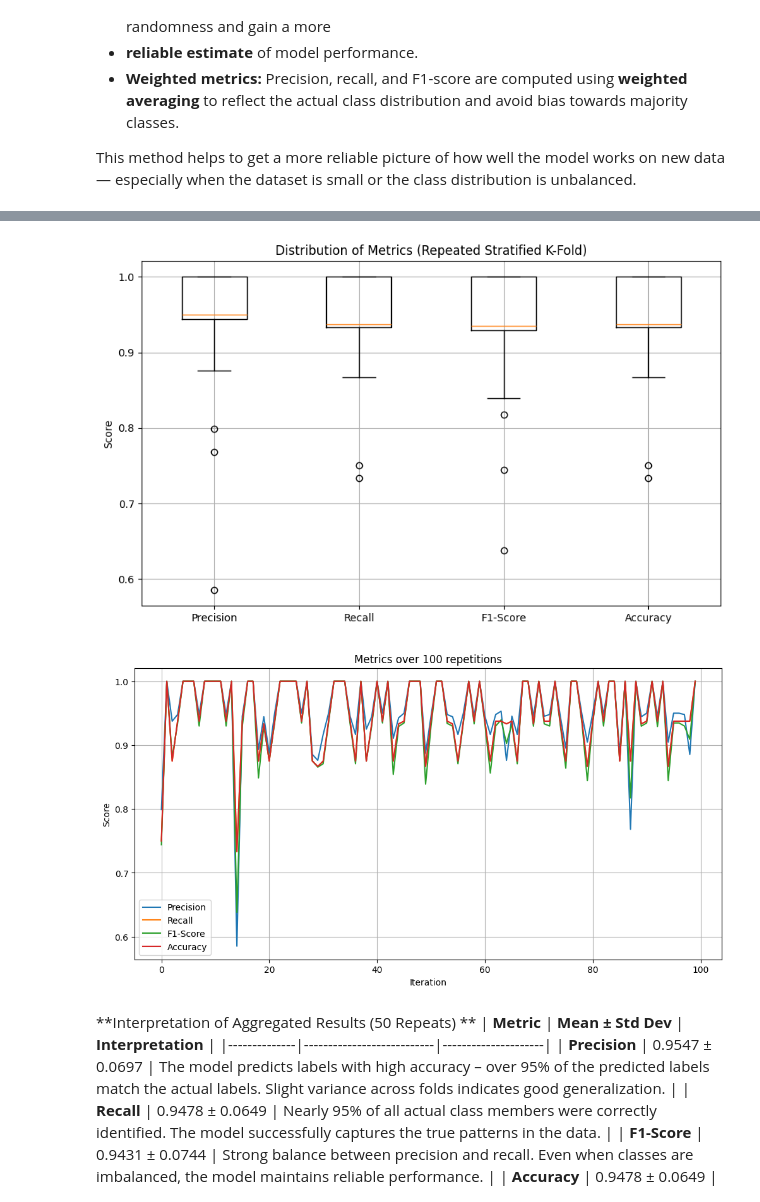
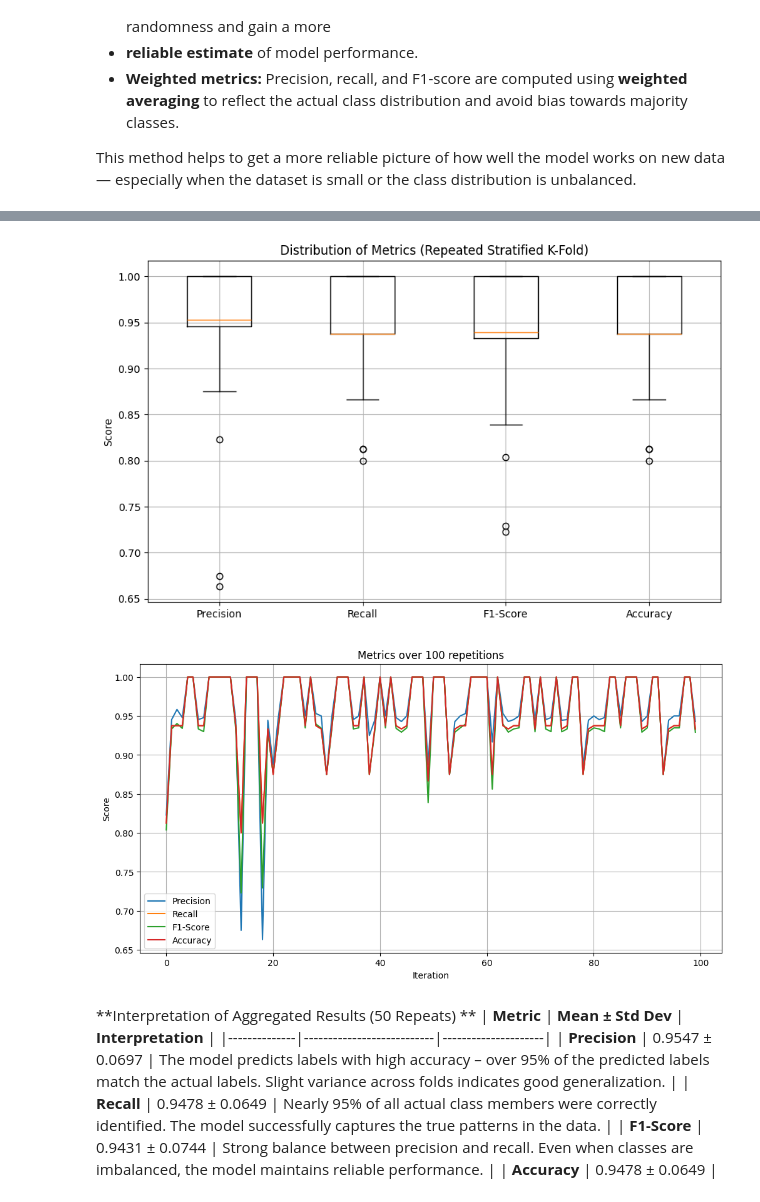
Before and after one commit to KonstantinData/Mastery-Project-Masterschool, a Jupyter notebook: mastery-project-masterschool/notebooks/mastery-project-2025.ipynb, the cells around one changed output, grey strips where cells are left out. Drawn from its saved outputs; the diff is of its cells as text; code cells hidden in the pictures.

Commit message:
chore: updated mastery notebook adding class_weight=balanced to the model. For a better overview i will add different rtrials

```diff
--- a/mastery-project-masterschool/notebooks/mastery-project-2025.ipynb
+++ b/mastery-project-masterschool/notebooks/mastery-project-2025.ipynb
@@ -811,7 +813,7 @@ for i, (train_index, test_index) in enumerate(all_splits):
     X_train, X_test = X.iloc[train_index], X.iloc[test_index]
     y_train, y_test = y.iloc[train_index], y.iloc[test_index]
 
-    clf = RandomForestClassifier(n_estimators=100, random_state=42)
+    clf = RandomForestClassifier(n_estimators=100, random_state=42, class_weight="balanced") # class_weight="balanced" insert becauce Fold 14 was to week.
     clf.fit(X_train, y_train)
     y_pred = clf.predict(X_test)
 
@@ -899,17 +925,17 @@ Accuracy             : 0.9485 ± 0.0555
 # %%
 import matplotlib.pyplot as plt
 
 plt.figure(figsize=(10, 6))
 plt.boxplot(
     [precision_scores, recall_scores, f1_scores, accuracy_scores],
-    labels=["Precision", "Recall", "F1-Score", "Accuracy"]
+    tick_labels=["Precision", "Recall", "F1-Score", "Accuracy"]
 )
 plt.title("Distribution of Metrics (Repeated Stratified K-Fold)")
 plt.ylabel("Score")
 plt.grid(True)
 plt.show()
 # %% [output]
-[figure, old version]
+[figure, new version]
 # %%
 plt.figure(figsize=(12, 6))
 plt.plot(precision_scores, label="Precision")
@@ -923,7 +949,7 @@ plt.legend()
 plt.grid(True)
 plt.show()
 # %% [output]
-[figure, old version]
+[figure, new version]
 # %% [markdown]
 **Interpretation of Aggregated Results (50 Repeats)
 **
```
Also changed, not shown: parts of 4 cells of this notebook, 1 other file.
